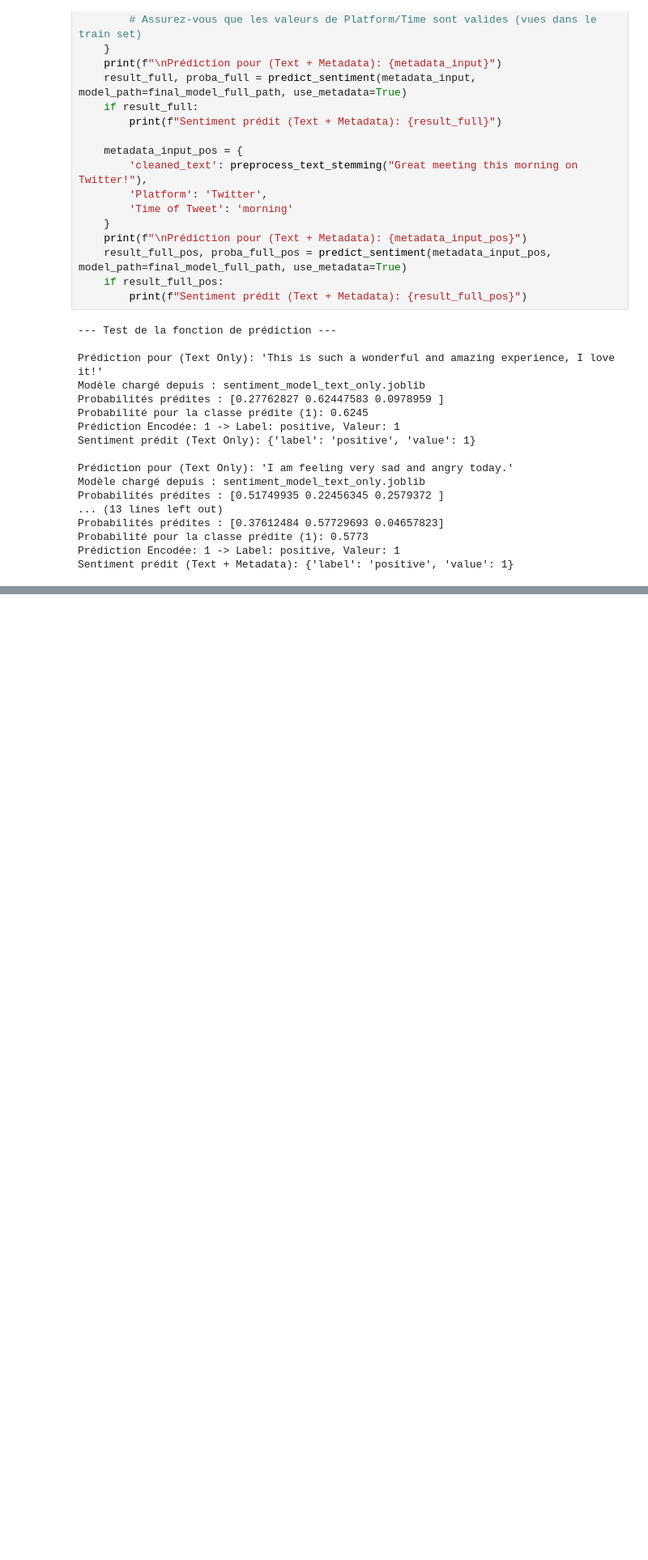
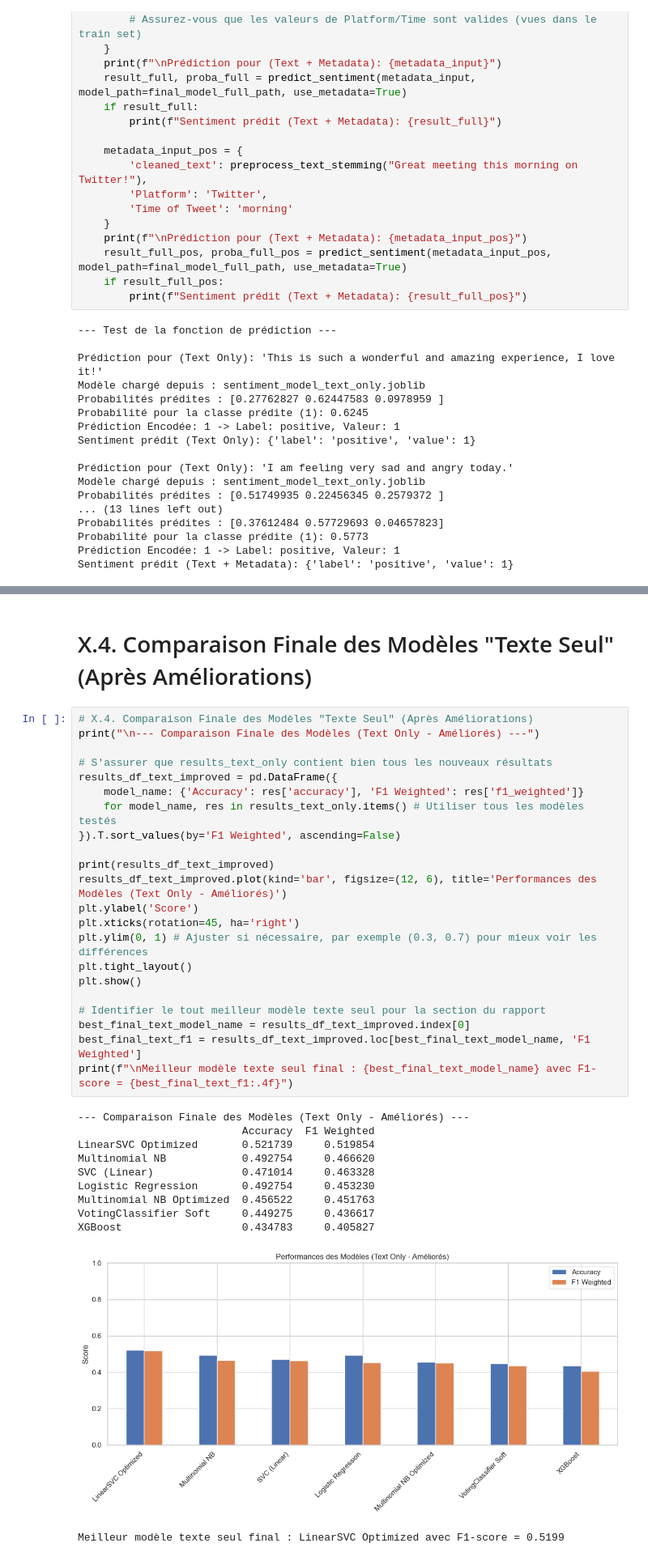
Before and after one commit to INFO-DECISIO/Projet-Info-Descisionelle, a Jupyter notebook: Training/Training.ipynb, the cells around one changed output, grey strips where cells are left out. Shown at 81% size. Drawn from its saved outputs; the diff is of its cells as text; blank space fills up the shorter version.

```diff
--- a/Training/Training.ipynb
+++ b/Training/Training.ipynb
@@ -1223,0 +1644,36 @@ Sentiment prédit (Text + Metadata): {'label': 'positive', 'value': 1}
+# %% [markdown]
+# X.4. Comparaison Finale des Modèles "Texte Seul" (Après Améliorations)
+# %%
+# X.4. Comparaison Finale des Modèles "Texte Seul" (Après Améliorations)
+print("\n--- Comparaison Finale des Modèles (Text Only - Améliorés) ---")
+
+# S'assurer que results_text_only contient bien tous les nouveaux résultats
+results_df_text_improved = pd.DataFrame({
+    model_name: {'Accuracy': res['accuracy'], 'F1 Weighted': res['f1_weighted']}
+    for model_name, res in results_text_only.items() # Utiliser tous les modèles testés
+}).T.sort_values(by='F1 Weighted', ascending=False)
+
+print(results_df_text_improved)
+results_df_text_improved.plot(kind='bar', figsize=(12, 6), title='Performances des Modèles (Text Only - Améliorés)')
+plt.ylabel('Score')
+plt.xticks(rotation=45, ha='right')
+plt.ylim(0, 1) # Ajuster si nécessaire, par exemple (0.3, 0.7) pour mieux voir les différences
+plt.tight_layout()
+plt.show()
+
+# Identifier le tout meilleur modèle texte seul pour la section du rapport
+best_final_text_model_name = results_df_text_improved.index[0]
+best_final_text_f1 = results_df_text_improved.loc[best_final_text_model_name, 'F1 Weighted']
+print(f"\nMeilleur modèle texte seul final : {best_final_text_model_name} avec F1-score = {best_final_text_f1:.4f}")
+# %% [output]
+--- Comparaison Finale des Modèles (Text Only - Améliorés) ---
+                          Accuracy  F1 Weighted
+LinearSVC Optimized       0.521739     0.519854
+Multinomial NB            0.492754     0.466620
+SVC (Linear)              0.471014     0.463328
+Logistic Regression       0.492754     0.453230
+Multinomial NB Optimized  0.456522     0.451763
+VotingClassifier Soft     0.449275     0.436617
+XGBoost                   0.434783     0.405827
+[figure, added]
+Meilleur modèle texte seul final : LinearSVC Optimized avec F1-score = 0.5199
```
Also changed, not shown: parts of 15 cells of this notebook.
